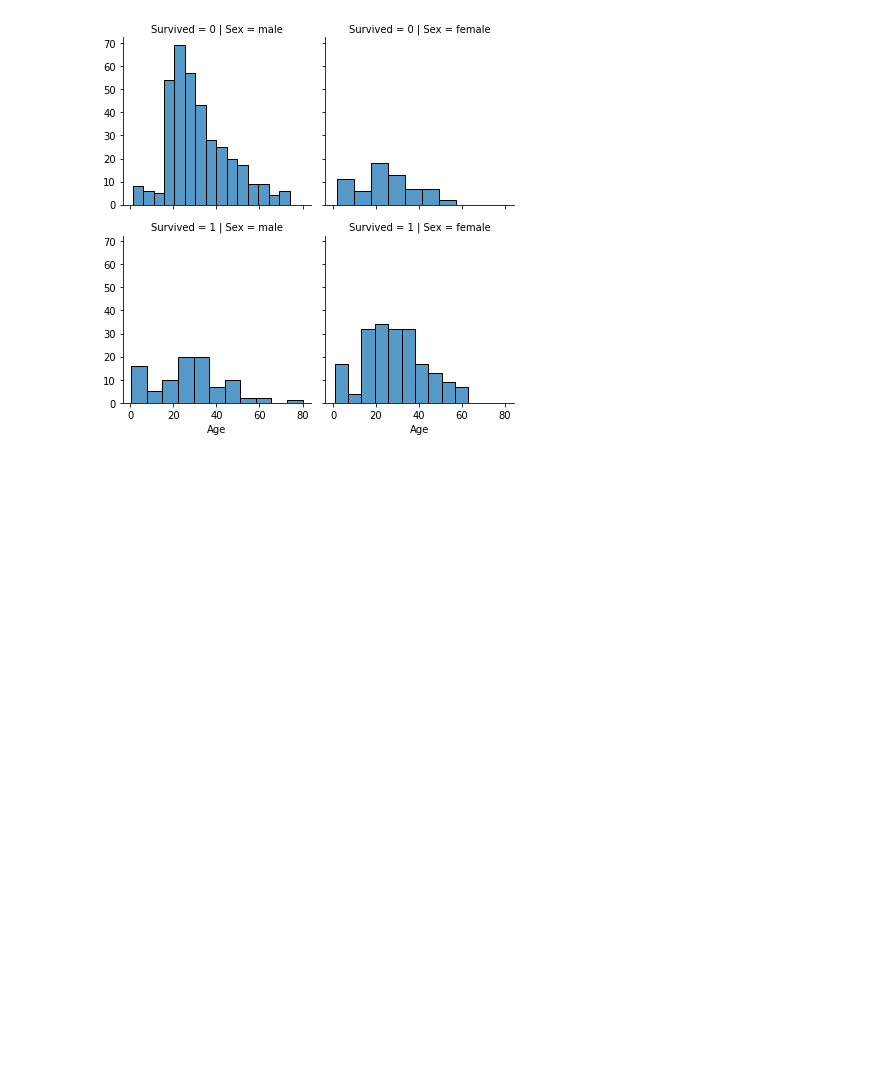
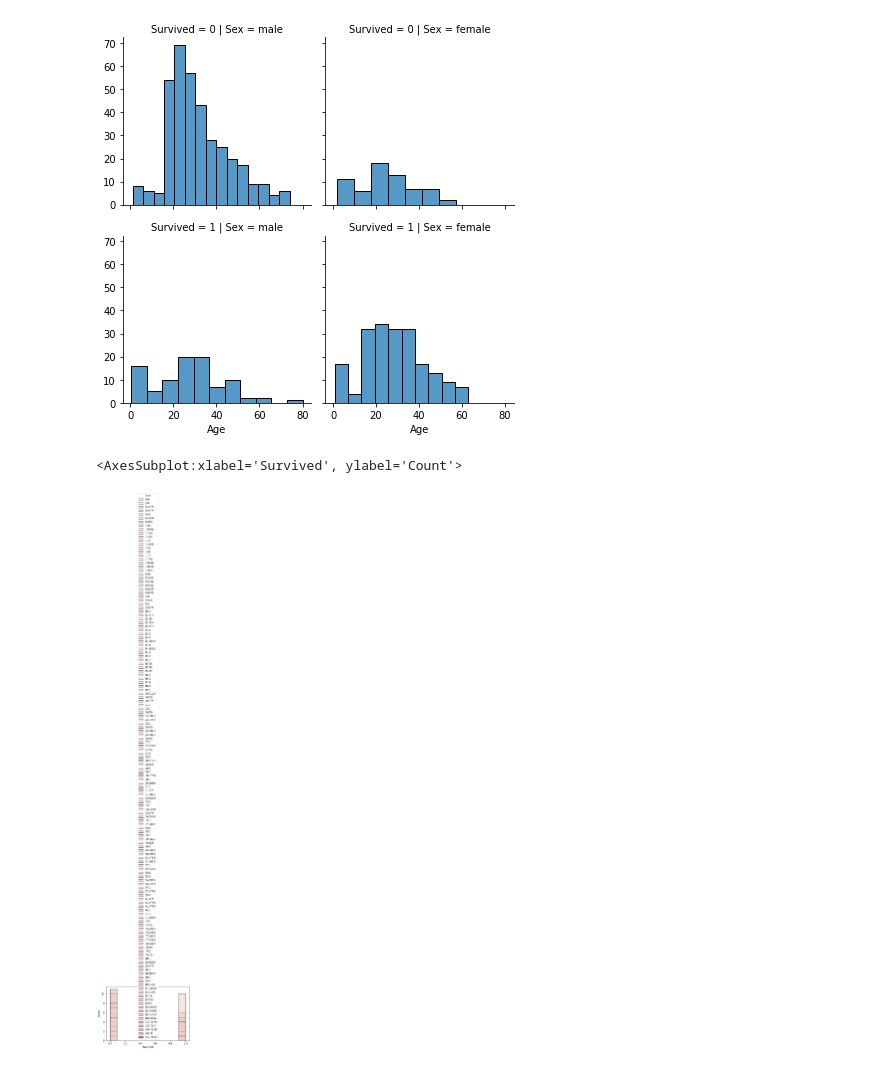
Before and after one commit to Daredeveil/CAB-21, a Jupyter notebook: titanic/titanic_1.ipynb, the cells around one changed output. Cells and saved outputs as stored; diff of their text form; code cells hidden in the pictures; blank space fills up the shorter version.

```diff
--- a/titanic/titanic_1.ipynb
+++ b/titanic/titanic_1.ipynb
@@ -146,0 +151,5 @@ plt.show()
+# %%
+sns.histplot(data=df[df['Age'] > 30], x='Survived', hue='Fare')
+# %% [output]
+<AxesSubplot:xlabel='Survived', ylabel='Count'>
+[figure, added]
```
Also changed, not shown: parts of 2 cells of this notebook.
